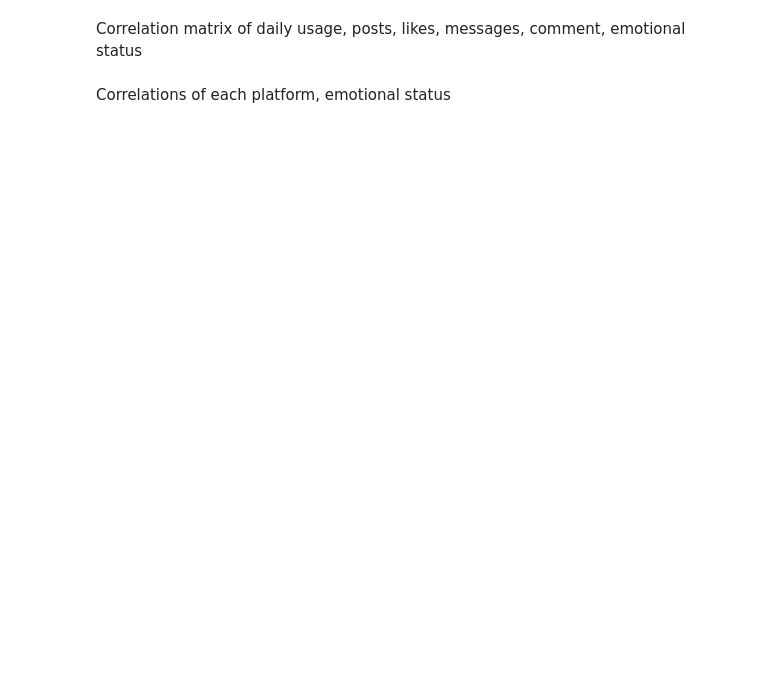
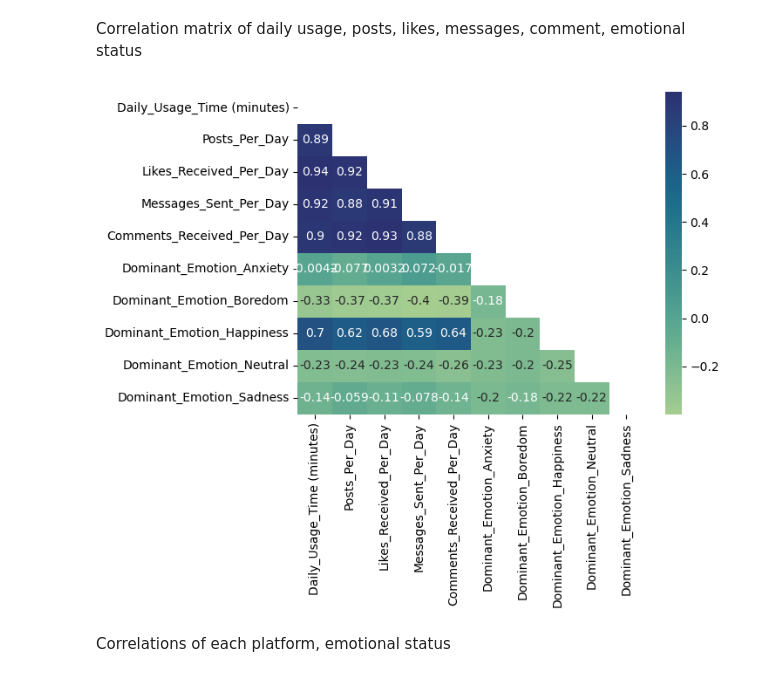
Before and after one commit to Austin-Heard/social-media-emotional-effects, a Jupyter notebook: notebooks/data_template.ipynb, the cells around one changed output. Drawn from its saved outputs; the diff is of its cells as text; code cells hidden in the pictures; blank space fills up the shorter version.

```diff
--- a/notebooks/data_template.ipynb
+++ b/notebooks/data_template.ipynb
@@ -330,4 +389,21 @@ Correlation matrix of age, gender, daily usage, emotional status
 # %% [markdown]
 Correlation matrix of daily usage, posts, likes, messages, comment, emotional status
+# %%
+# Set df to desired columns for corr
+all_columns = ['Age', 'Gender', 'Platform', 'Daily_Usage_Time (minutes)',
+       'Posts_Per_Day', 'Likes_Received_Per_Day', 'Comments_Received_Per_Day',
+       'Messages_Sent_Per_Day', 'Dominant_Emotion']
+corr_matrix2_columns = ["Daily_Usage_Time (minutes)", "Posts_Per_Day", "Likes_Received_Per_Day", "Messages_Sent_Per_Day", "Comments_Received_Per_Day", "Dominant_Emotion"]
+corr_matrix2 = socialmedia_db[corr_matrix2_columns]
+
+# Change categorial variables into a workable format
+corr_matrix2 = pd.get_dummies(corr_matrix2, columns=["Dominant_Emotion"], drop_first=True)
+corr_matrix2 = corr_matrix2.corr()
+
+# Create matrix, and mask the upper half of the chart
+mask = np.triu(corr_matrix2)
+sns.heatmap(corr_matrix2, annot=True, cmap='crest', mask=mask);
+# %% [output]
+[figure, added]
 # %% [markdown]
 Correlations of each platform, emotional status
```
Also changed, not shown: parts of 9 cells of this notebook, 3 other files.
